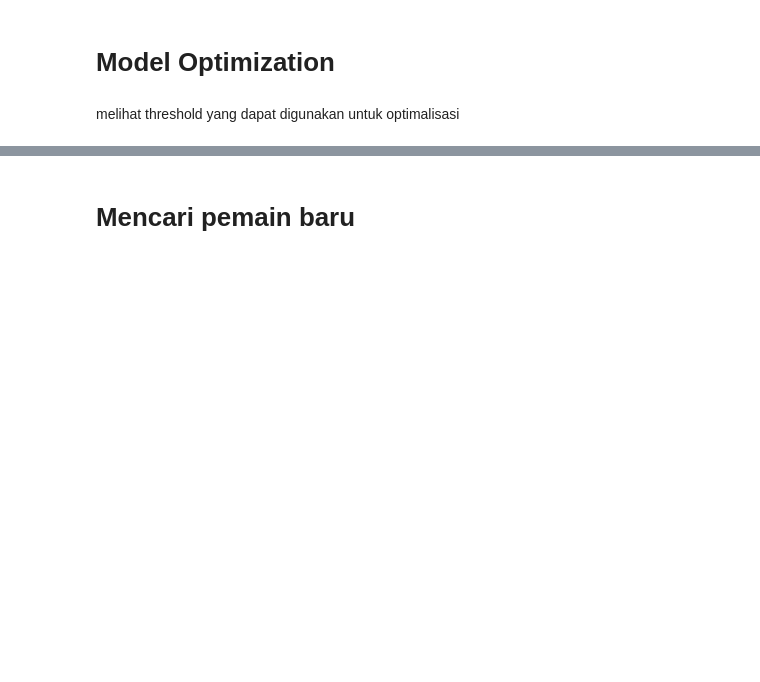
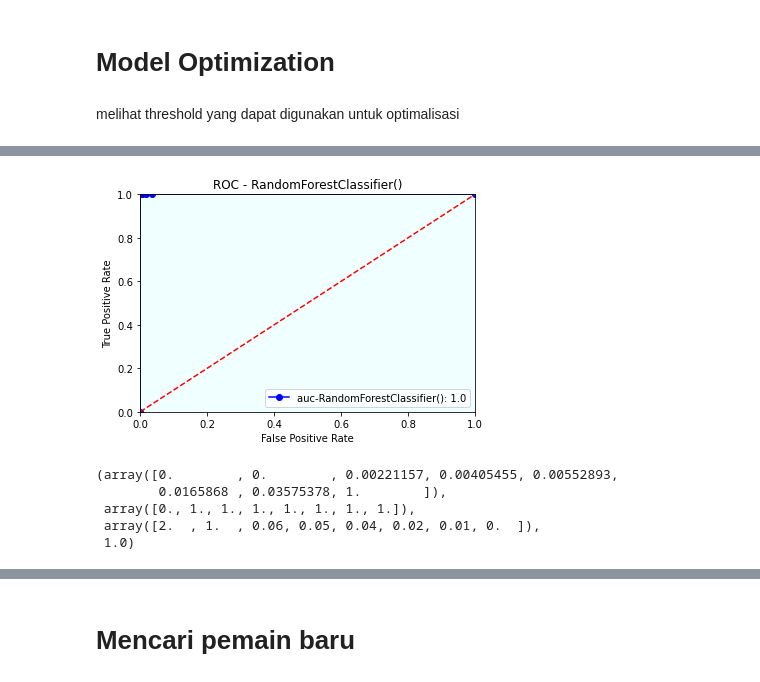
Before and after one commit to darusdc/Ujian_Hunting_Basketball_Player, a Jupyter notebook: basketball_team_recruitment.ipynb, the cells around one changed output, grey strips where cells are left out. Cells and saved outputs as stored; diff of their text form; code cells hidden in the pictures; blank space fills up the shorter version.

```diff
--- a/basketball_team_recruitment.ipynb
+++ b/basketball_team_recruitment.ipynb
@@ -365,0 +377,9 @@ Menggunakan Threshold 0.70 membuat false positive menjadi 0, namun false negativ
+# %%
+roc_auc_func(Xros_ts,yros_ts,rfc_ros)
+# %% [output]
+[figure, added]
+(array([0.        , 0.        , 0.00221157, 0.00405455, 0.00552893,
+        0.0165868 , 0.03575378, 1.        ]),
+ array([0., 1., 1., 1., 1., 1., 1., 1.]),
+ array([2.  , 1.  , 0.06, 0.05, 0.04, 0.02, 0.01, 0.  ]),
+ 1.0)
```
Also changed, not shown: parts of 13 cells of this notebook.
